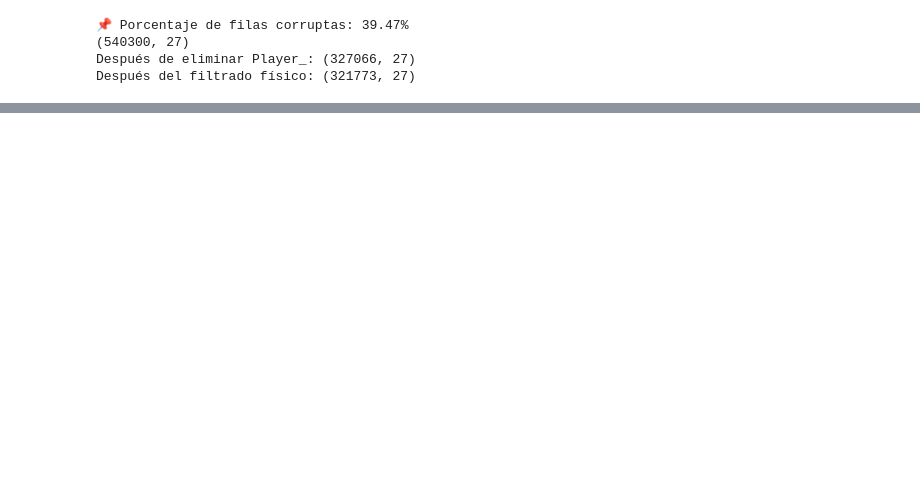
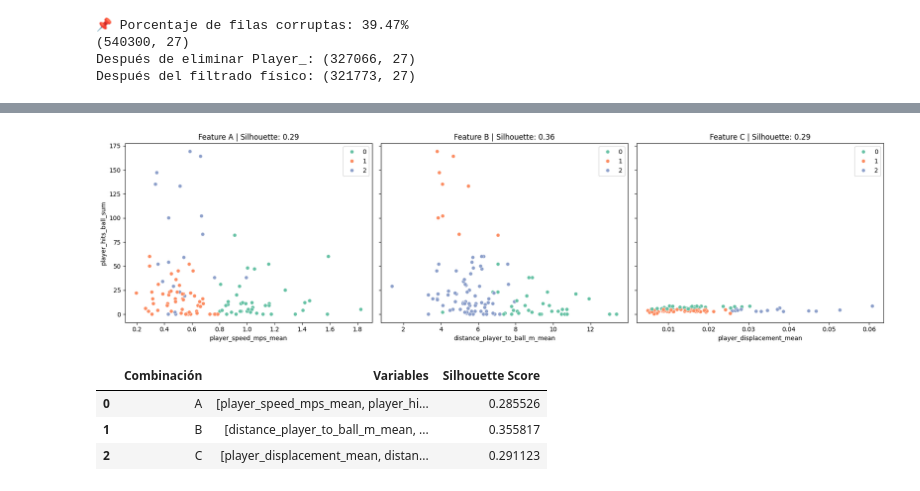
Before and after one commit to valenlopezzz04/proyecto-final-analitica, a Jupyter notebook: kmeans2.ipynb, the cells around one changed output, grey strips where cells are left out. Cells and saved outputs as stored; diff of their text form; code cells hidden in the pictures; blank space fills up the shorter version.

Commit message:
aplicar k menas y clustering jerarquico

```diff
--- a/kmeans2.ipynb
+++ b/kmeans2.ipynb
@@ -380,0 +310,18 @@ print(f"📏 Silhouette Score: {sil_score:.4f}")
+# %%
+# Combinaciones propuestas
+features_A = [
+    "player_speed_mps_mean",           # Velocidad promedio (actividad física, poco correlacionada con posición)
+    "player_hits_ball_sum",            # Actividad/golpes: ofensivos suelen golpear más
+    "distance_ball_to_net_mean"        # Lugar del juego: cerca de la red = ofensivo, lejos = defensivo
+]
+features_B = [
+    "distance_player_to_ball_m_mean",
+    "player_hits_ball_sum",
+    "distance_ball_to_net_mean"
+]
+features_C = [
+    "player_displacement_mean",        # Movimiento total
+    "distance_player_to_net_m_mean",   # Cercanía a la red (táctico)
+    "punto_nunique"                    # Puntos únicos jugados: nivel de efectividad/involucramiento
+]
+feature_sets = [features_A, features_B, features_C]
@@ -380,0 +333,57 @@ print(f"📏 Silhouette Score: {sil_score:.4f}")
+# %%
+from sklearn.preprocessing import StandardScaler
+from sklearn.cluster import KMeans
+from sklearn.metrics import silhouette_score
+import matplotlib.pyplot as plt
+import seaborn as sns
+import pandas as pd
+
+scores = []
+arrays = []
+
+# Crear gráficos comparativos
+fig, axes = plt.subplots(1, 3, figsize=(18, 5), sharey=True)
+results_data = []
+
+for i, feats in enumerate(feature_sets):
+    X = df_match[feats].copy()
+    scaler = StandardScaler()
+    X_scaled = scaler.fit_transform(X)
+
+    kmeans = KMeans(n_clusters=3, random_state=42)
+    clusters = kmeans.fit_predict(X_scaled)
+    score = silhouette_score(X_scaled, clusters)
+    scores.append(score)
+    arrays.append(clusters)
+    results_data.append({
+        "Combinación": chr(65 + i),
+        "Variables": feats,
+        "Silhouette Score": score
+    })
+
+    sns.scatterplot(
+        x=X.iloc[:,0],
+        y=X.iloc[:,1],
+        hue=clusters,
+        palette="Set2",
+        ax=axes[i]
+    )
+    axes[i].set_title(f"Feature {chr(65+i)} | Silhouette: {score:.2f}")
+    axes[i].set_xlabel(feats[0])
+    if i == 0:
+        axes[i].set_ylabel(feats[1])
+    else:
+        axes[i].set_ylabel("")
+
+plt.tight_layout()
+plt.show()
+
+# Mostrar tabla comparativa
+df_results = pd.DataFrame(results_data)
+display(df_results)
+# %% [output]
+[figure, added]
+|  | Combinación | Variables | Silhouette Score |
+| 0 | A | [player_speed_mps_mean, player_hi... | 0.285526 |
+| 1 | B | [distance_player_to_ball_m_mean, ... | 0.355817 |
+| 2 | C | [player_displacement_mean, distan... | 0.291123 |
```
Also changed, not shown: parts of 28 cells of this notebook.
